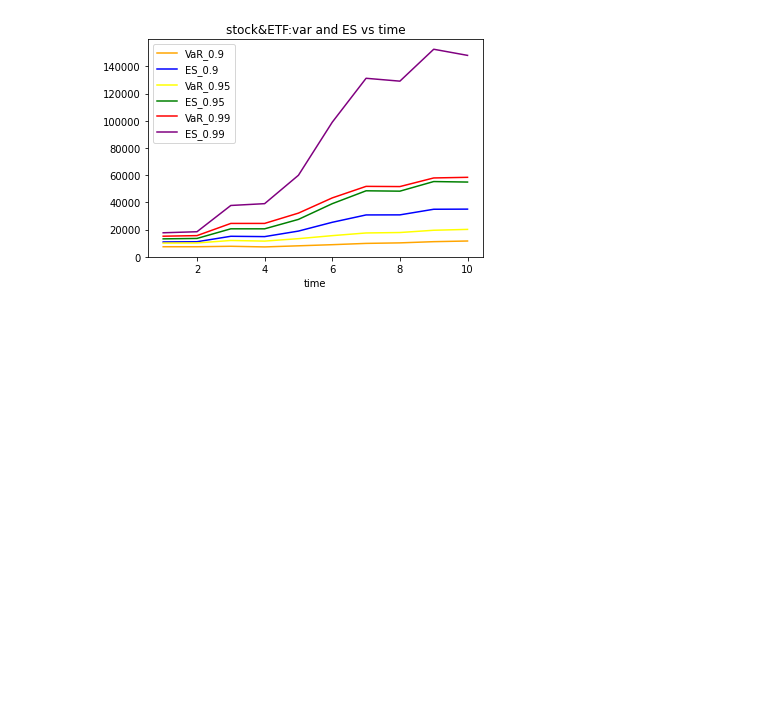
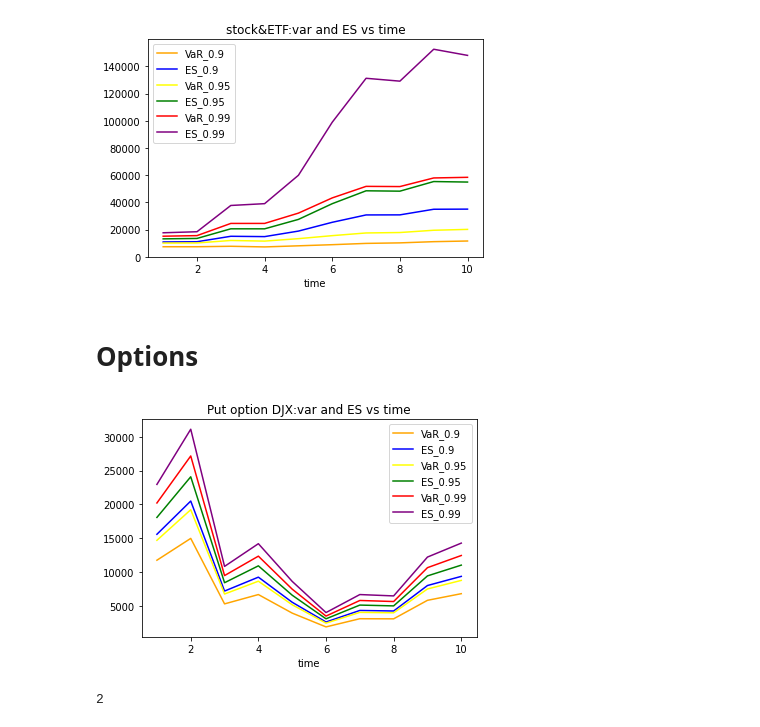
Before and after one commit to ZiyueNie/575, a Jupyter notebook: src/IB_new.ipynb, the cells around one changed output. Saved outputs shown, nothing was run; the diff lists cells and outputs as text; code cells hidden in the pictures; blank space fills up the shorter version.

```diff
--- a/src/IB_new.ipynb
+++ b/src/IB_new.ipynb
@@ -168,3 +171,5 @@ T=stock_t()
 b=plot_T(T)
 # %% [output]
 [figure]
+# %% [markdown]
+# Options
@@ -170,0 +188,48 @@ b=plot_T(T)
+# %%
+def origin_price(S,K,r,sigma,t):
+  d1=(np.log(S/K)+(r+sigma**2/2)*t)/(sigma*np.sqrt(t))
+  d2=d1-sigma*np.sqrt(t)
+  callprice=S*norm.cdf(d1)-K*np.exp(-r*t)*norm.cdf(d2)
+  putprice=-S*norm.cdf(-d1)+K*np.exp(-r*t)*norm.cdf(-d2)
+  return callprice,putprice
+# %%
+def delta(S,K,r,sigma,t):
+  d1=(np.log(S/K)+(r+sigma**2/2)*t)/(sigma*np.sqrt(t))
+  delta_C=norm.cdf(float(d1))
+  delta_P=norm.cdf(float(d1))-1
+  return delta_C,delta_P
+# %%
+def option_N(M,K,share,type,t):  #type=0 for call, type=1 for put, t=maturity date-2020/02/14
+  MU=[]
+  VAR=[]
+  L=[]
+  d=[]
+  op=[]
+  LL=[]
+  for i in range(0,10):
+    data= getdata2(M,i+1)
+    mu=np.mean(data[1])  #mu=mean of stock log return
+    variance=np.var(data[1]) #variance of stock log return
+    vt=data[0]
+    wt=1
+    linloss=lin_loss(vt[i+51]*share,wt,mu,variance)
+    OP=origin_price(vt[i+51],K,0.02,0.1,(t-7*i)/250)[type]  #t=(2020/06/18-2020/02/14)/250
+    Delta=delta(vt[i+51],K,0.02,0.1,(t-7*i)/250)[type]    #strike=100 type=0:call type=1: put
+    leverage=Delta*vt[i+51]/OP
+    MU.append(leverage*linloss[0])
+    VAR.append(leverage**2*linloss[1])
+    L.append(leverage)
+    d.append(Delta)
+    op.append(OP)
+    LL.append(linloss[1])
+  return MU,VAR,d,op,L,LL
+# %%
+djx=option_N('DIA',293,100,1,125)
+c=plot_N(djx)
+# %% [output]
+[figure, added]
+# %%
+cat=option_N('CAT',293,100,1,125)
+c=plot_N(djx)
+# %% [output]
+2
```
Also changed, not shown: parts of 7 cells of this notebook.
